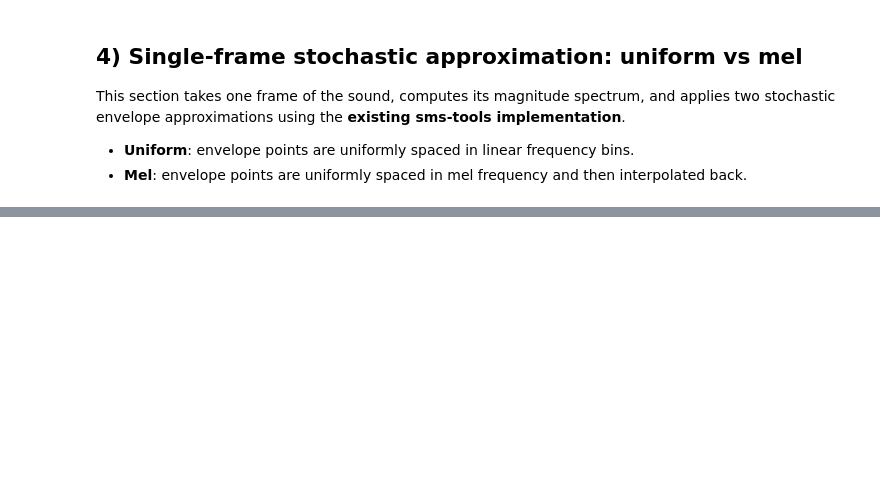
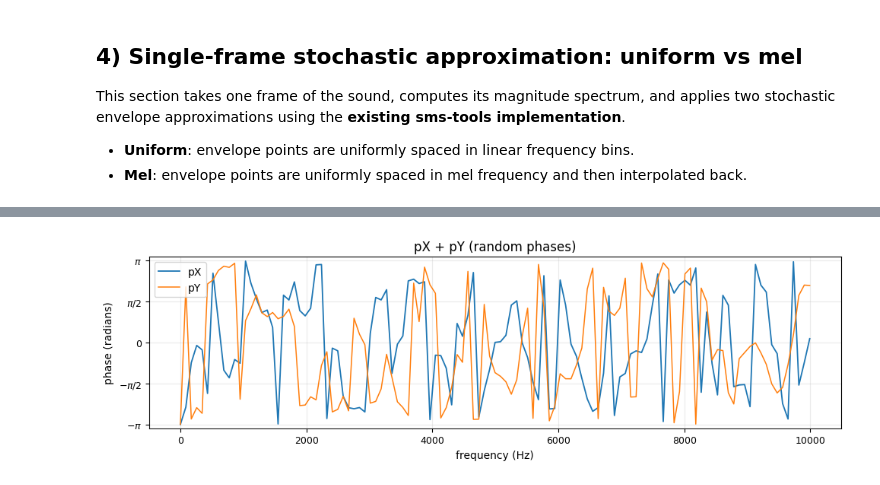
Before and after one commit to MTG/sms-tools-materials, a Jupyter notebook: examples/stochastic-model-examples.ipynb, the cells around one changed output, grey strips where cells are left out. Drawn from its saved outputs; the diff is of its cells as text; code cells hidden in the pictures; blank space fills up the shorter version.

Commit message:
added phase visualization

```diff
--- a/examples/stochastic-model-examples.ipynb
+++ b/examples/stochastic-model-examples.ipynb
@@ -208,0 +220,29 @@ Mel approximation envelope (repeated):
+# %%
+# Simple phase-spectrum comparison: input phase and one representative output phase
+# Use the same single frame as above and wrap the phase into [-pi, pi].
+def wrapped_phase(signal_frame):
+    _, phase = DFT.dftAnal(signal_frame, w_frame, N_frame)
+    return (phase + np.pi) % (2 * np.pi) - np.pi
+
+# original input phase
+pX = wrapped_phase(x_frame)
+
+# representative output phase: use the synthesis from the original envelope
+# so that the difference mainly reflects the random phase generation.
+pY = wrapped_phase(y_original_env[:N_frame])
+
+fig, ax = plt.subplots(figsize=(10, 3.2))
+ax.plot(freqs_plot, pX[mask], linewidth=1.3, label='pX')
+ax.plot(freqs_plot, pY[mask], linewidth=1.1, label='pY')
+ax.set_title('pX + pY (random phases)')
+ax.set_xlabel('frequency (Hz)')
+ax.set_ylabel('phase (radians)')
+ax.set_ylim(-np.pi - 0.15, np.pi + 0.15)
+ax.set_yticks([-np.pi, -np.pi / 2, 0, np.pi / 2, np.pi])
+ax.set_yticklabels([r'$-\pi$', r'$-\pi/2$', '0', r'$\pi/2$', r'$\pi$'])
+ax.grid(alpha=0.25)
+ax.legend()
+plt.tight_layout()
+plt.show()
+# %% [output]
+[figure, added]
```
Also changed, not shown: parts of 2 cells of this notebook.
